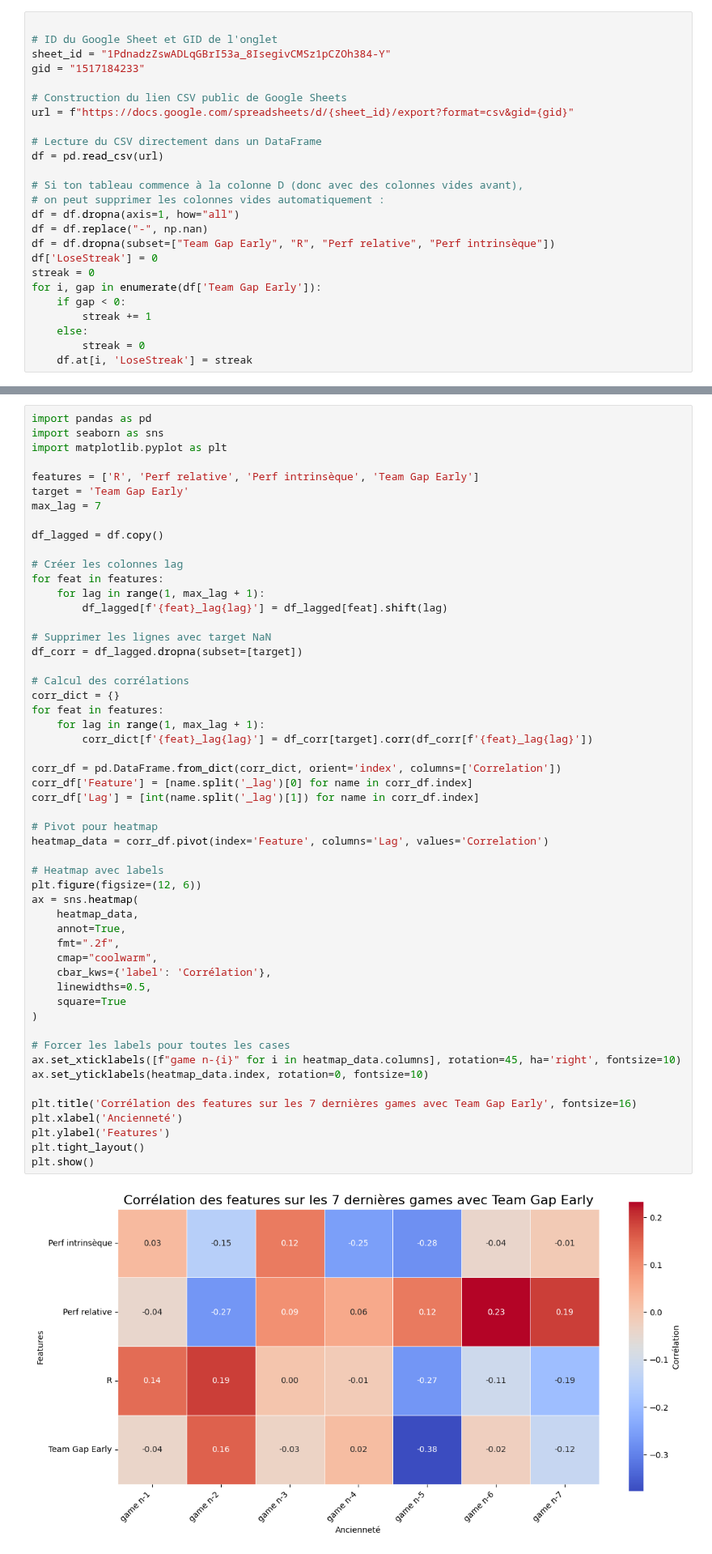
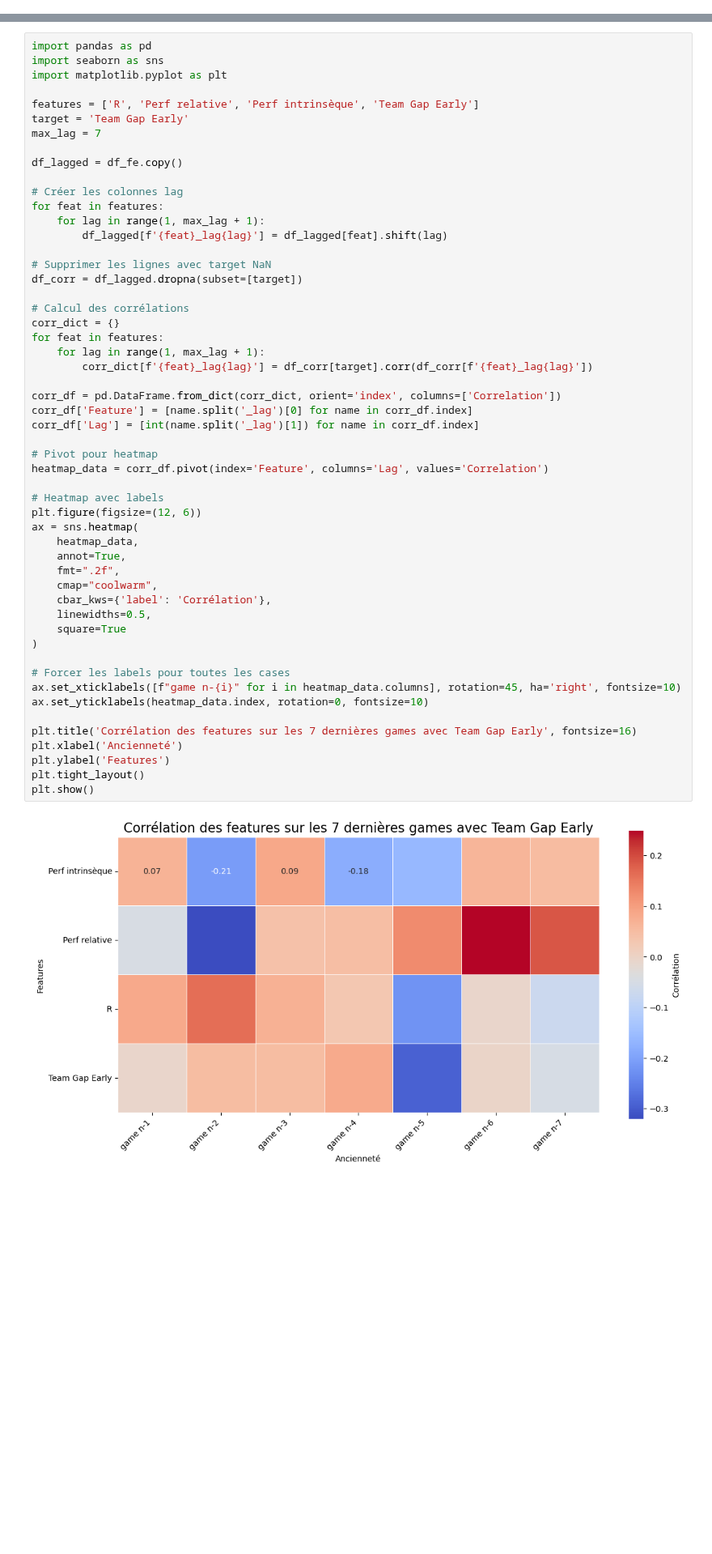
Before and after one commit to codeurEnHerbe/Analyse, a Jupyter notebook: Poids.ipynb, the cells around one changed output, grey strips where cells are left out. Shown at 81% size. Saved outputs shown, nothing was run; the diff lists cells and outputs as text; blank space fills up the shorter version.

```diff
--- a/Poids.ipynb
+++ b/Poids.ipynb
@@ -15,25 +18,0 @@ from sklearn.linear_model import LinearRegression
-# %%
-
-# ID du Google Sheet et GID de l'onglet
-sheet_id = "1PdnadzZswADLqGBrI53a_8IsegivCMSz1pCZOh384-Y"
-gid = "1517184233"
-
-# Construction du lien CSV public de Google Sheets
-url = f"https://docs.google.com/spreadsheets/d/{sheet_id}/export?format=csv&gid={gid}"
-
-# Lecture du CSV directement dans un DataFrame
-df = pd.read_csv(url)
-
-# Si ton tableau commence à la colonne D (donc avec des colonnes vides avant),
-# on peut supprimer les colonnes vides automatiquement :
-df = df.dropna(axis=1, how="all")
-df = df.replace("-", np.nan)
-df = df.dropna(subset=["Team Gap Early", "R", "Perf relative", "Perf intrinsèque"])
-df['LoseStreak'] = 0
-streak = 0
-for i, gap in enumerate(df['Team Gap Early']):
-    if gap < 0:
-        streak += 1
-    else:
-        streak = 0
-    df.at[i, 'LoseStreak'] = streak
@@ -176,7 +295,7 @@ features = ['R', 'Perf relative', 'Perf intrinsèque', 'Team Gap Early']
 target = 'Team Gap Early'
 max_lag = 7
 
-df_lagged = df.copy()
+df_lagged = df_fe.copy()
 
 # Créer les colonnes lag
 for feat in features:
@@ -194,31 +313,31 @@ for feat in features:
 
 corr_df = pd.DataFrame.from_dict(corr_dict, orient='index', columns=['Correlation'])
 corr_df['Feature'] = [name.split('_lag')[0] for name in corr_df.index]
 corr_df['Lag'] = [int(name.split('_lag')[1]) for name in corr_df.index]
 
 # Pivot pour heatmap
 heatmap_data = corr_df.pivot(index='Feature', columns='Lag', values='Correlation')
 
 # Heatmap avec labels
 plt.figure(figsize=(12, 6))
 ax = sns.heatmap(
     heatmap_data,
     annot=True,
     fmt=".2f",
     cmap="coolwarm",
     cbar_kws={'label': 'Corrélation'},
     linewidths=0.5,
     square=True
 )
 
 # Forcer les labels pour toutes les cases
 ax.set_xticklabels([f"game n-{i}" for i in heatmap_data.columns], rotation=45, ha='right', fontsize=10)
 ax.set_yticklabels(heatmap_data.index, rotation=0, fontsize=10)
 
 plt.title('Corrélation des features sur les 7 dernières games avec Team Gap Early', fontsize=16)
 plt.xlabel('Ancienneté')
 plt.ylabel('Features')
 plt.tight_layout()
 plt.show()
 # %% [output]
-[figure, old version]
+[figure, new version]
```
Also changed, not shown: parts of 7 cells of this notebook.
